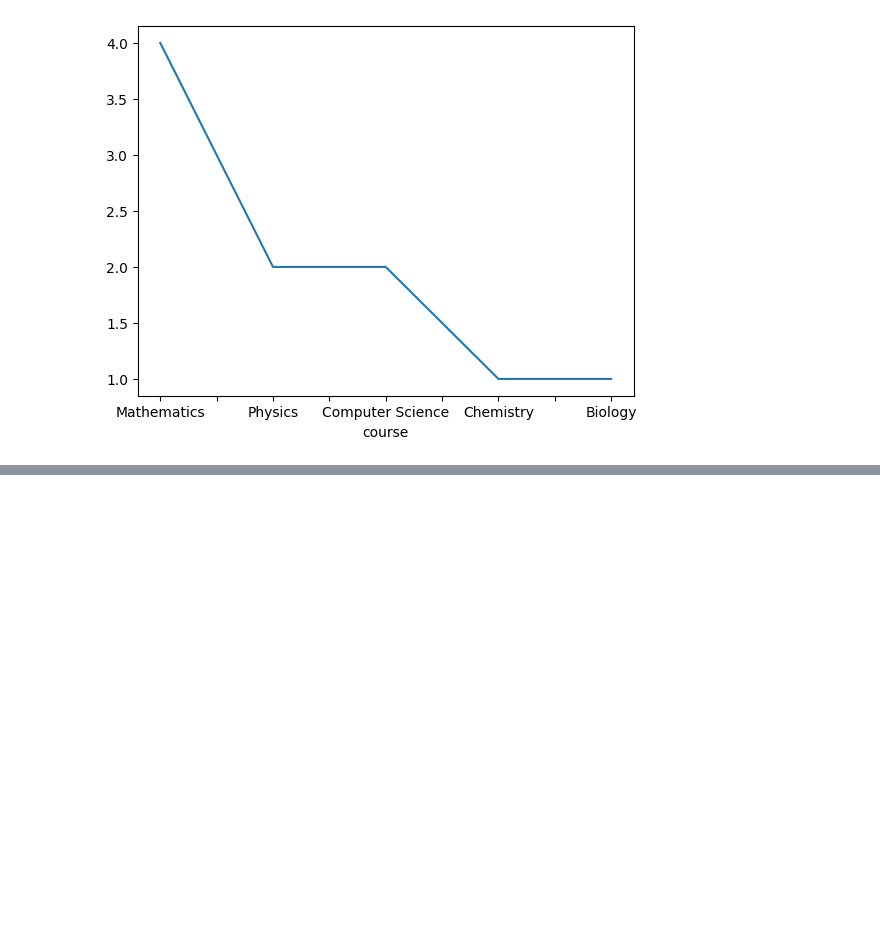
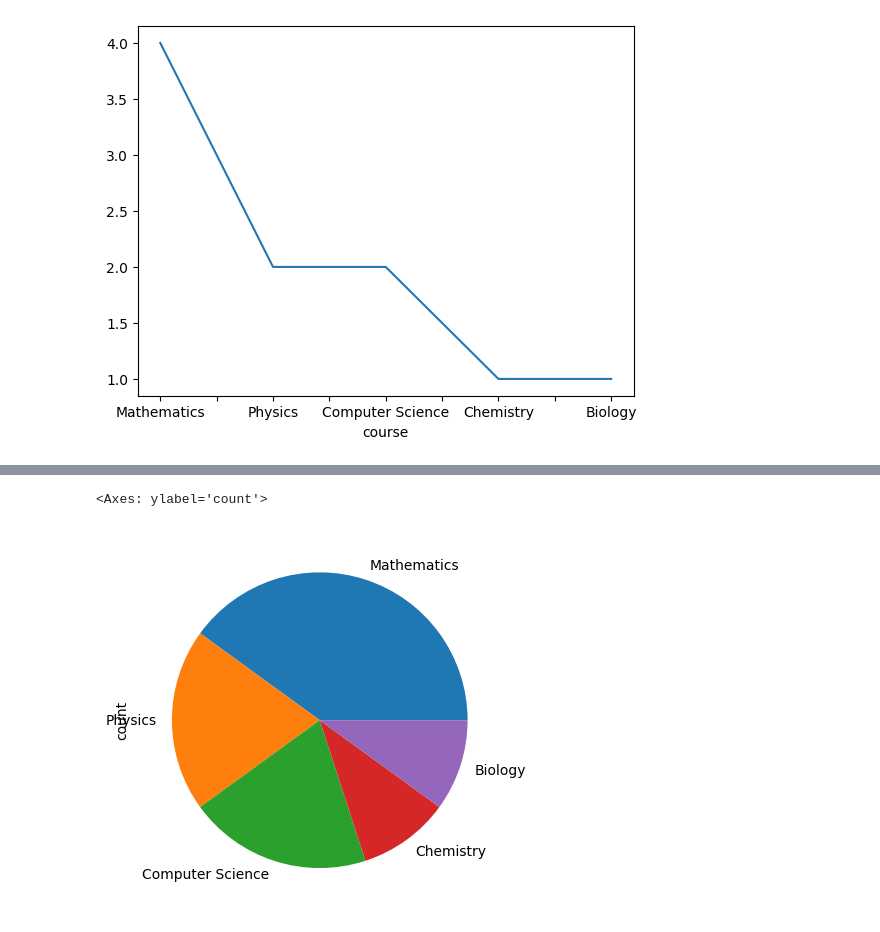
Before and after one commit to Shafqatsarwar/Python-classes, a Jupyter notebook: class19-filter-groupby-visualisation/class19-visualisation.ipynb, the cells around one changed output, grey strips where cells are left out. Drawn from its saved outputs; the diff is of its cells as text; code cells hidden in the pictures; blank space fills up the shorter version.

```diff
--- a/class19-filter-groupby-visualisation/class19-visualisation.ipynb
+++ b/class19-filter-groupby-visualisation/class19-visualisation.ipynb
@@ -117,0 +119,5 @@ NameError: name 'student_df' is not defined
+# %%
+student_df.course.value_counts().plot(kind='pie')
+# %% [output]
+<Axes: ylabel='count'>
+[figure, added]
```
Also changed, not shown: parts of 3 cells of this notebook, 1 other file.
